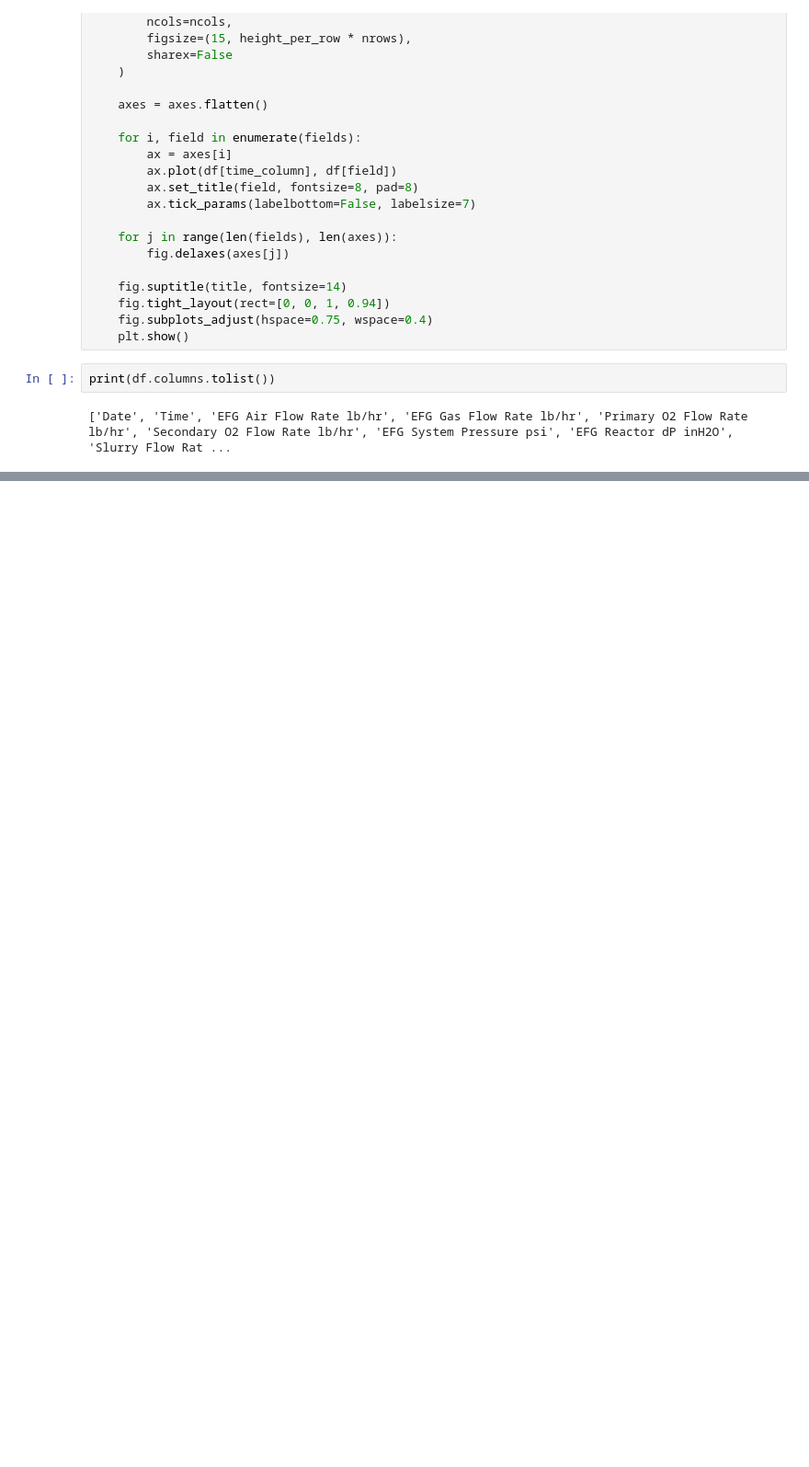
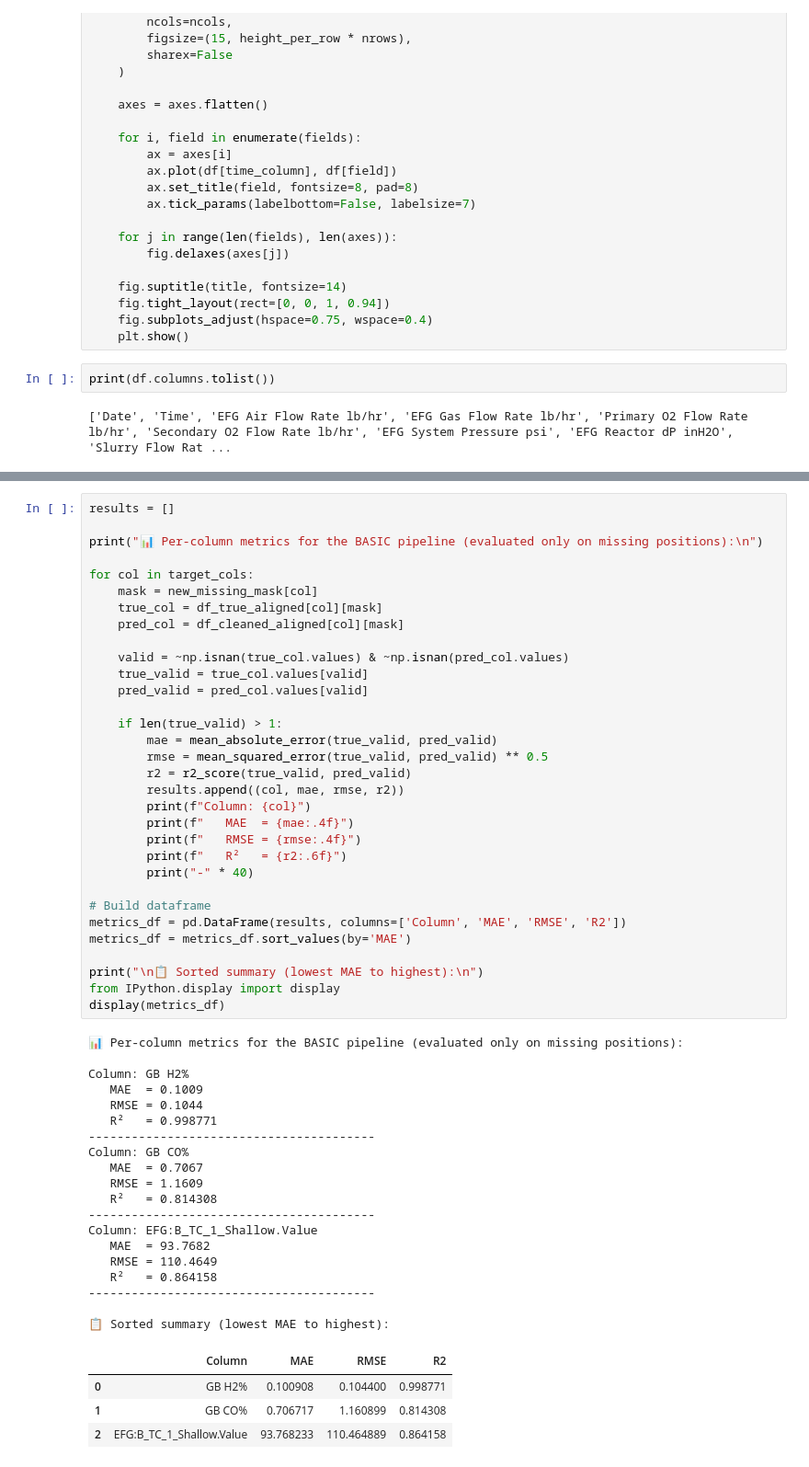
Before and after one commit to toddclark000/Dule_Gasifier_ML, a Jupyter notebook: entire_pipeline.ipynb, the cells around one changed output, grey strips where cells are left out. Shown at 92% size. Drawn from its saved outputs; the diff is of its cells as text; blank space fills up the shorter version.

```diff
--- a/entire_pipeline.ipynb
+++ b/entire_pipeline.ipynb
@@ -1220,0 +1340,56 @@ plot_all_fields(
+# %%
+results = []
+
+print("📊 Per-column metrics for the BASIC pipeline (evaluated only on missing positions):\n")
+
+for col in target_cols:
+    mask = new_missing_mask[col]
+    true_col = df_true_aligned[col][mask]
+    pred_col = df_cleaned_aligned[col][mask]
+
+    valid = ~np.isnan(true_col.values) & ~np.isnan(pred_col.values)
+    true_valid = true_col.values[valid]
+    pred_valid = pred_col.values[valid]
+
+    if len(true_valid) > 1:
+        mae = mean_absolute_error(true_valid, pred_valid)
+        rmse = mean_squared_error(true_valid, pred_valid) ** 0.5
+        r2 = r2_score(true_valid, pred_valid)
+        results.append((col, mae, rmse, r2))
+        print(f"Column: {col}")
+        print(f"   MAE  = {mae:.4f}")
+        print(f"   RMSE = {rmse:.4f}")
+        print(f"   R²   = {r2:.6f}")
+        print("-" * 40)
+
+# Build dataframe
+metrics_df = pd.DataFrame(results, columns=['Column', 'MAE', 'RMSE', 'R2'])
+metrics_df = metrics_df.sort_values(by='MAE')
+
+print("\n📋 Sorted summary (lowest MAE to highest):\n")
+from IPython.display import display
+display(metrics_df)
+# %% [output]
+📊 Per-column metrics for the BASIC pipeline (evaluated only on missing positions):
+
+Column: GB H2%
+   MAE  = 0.1009
+   RMSE = 0.1044
+   R²   = 0.998771
+----------------------------------------
+Column: GB CO%
+   MAE  = 0.7067
+   RMSE = 1.1609
+   R²   = 0.814308
+----------------------------------------
+Column: EFG:B_TC_1_Shallow.Value
+   MAE  = 93.7682
+   RMSE = 110.4649
+   R²   = 0.864158
+----------------------------------------
+
+📋 Sorted summary (lowest MAE to highest):
+|  | Column | MAE | RMSE | R2 |
+| 0 | GB H2% | 0.100908 | 0.104400 | 0.998771 |
+| 1 | GB CO% | 0.706717 | 1.160899 | 0.814308 |
+| 2 | EFG:B_TC_1_Shallow.Value | 93.768233 | 110.464889 | 0.864158 |
```
Also changed, not shown: parts of 34 cells of this notebook, 1 other file.
